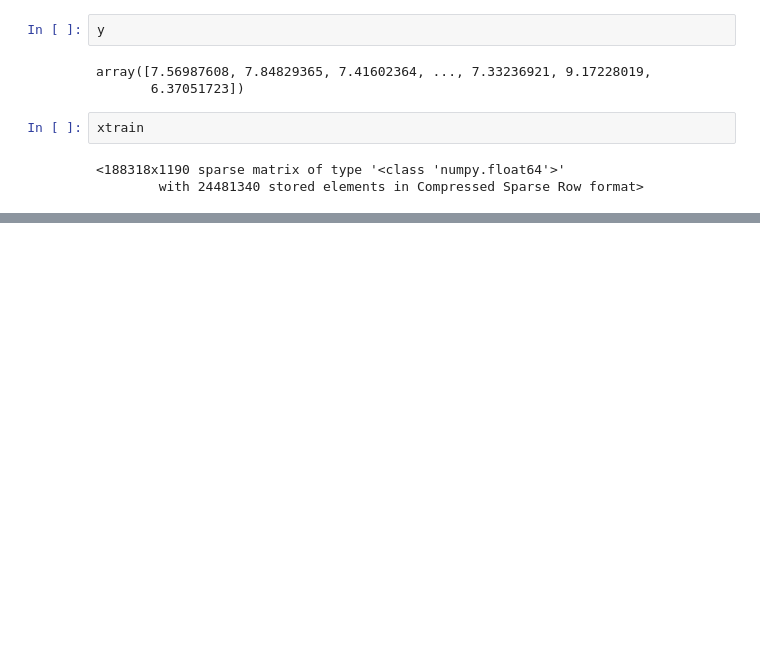
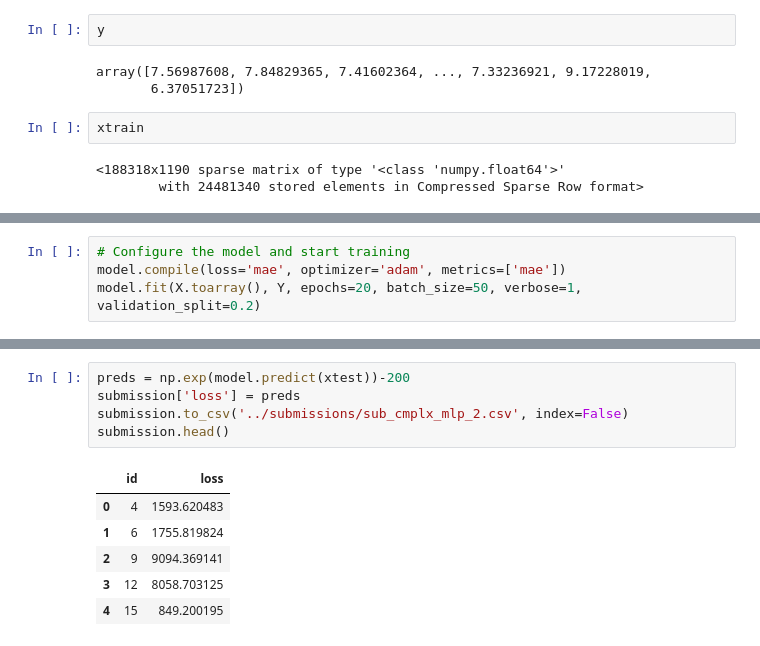
Before and after one commit to tunguz/Allstate, a Jupyter notebook: scripts/Keras_MLP.ipynb, the cells around one changed output, grey strips where cells are left out. Cells and saved outputs as stored; diff of their text form; blank space fills up the shorter version.

```diff
--- a/scripts/Keras_MLP.ipynb
+++ b/scripts/Keras_MLP.ipynb
@@ -120,0 +307,4 @@ ValueError: in user code:
+# %%
+# Configure the model and start training
+model.compile(loss='mae', optimizer='adam', metrics=['mae'])
+model.fit(X.toarray(), Y, epochs=20, batch_size=50, verbose=1, validation_split=0.2)
@@ -120,0 +330,12 @@ ValueError: in user code:
+# %%
+preds = np.exp(model.predict(xtest))-200
+submission['loss'] = preds
+submission.to_csv('../submissions/sub_cmplx_mlp_2.csv', index=False)
+submission.head()
+# %% [output]
+|  | id | loss |
+| 0 | 4 | 1593.620483 |
+| 1 | 6 | 1755.819824 |
+| 2 | 9 | 9094.369141 |
+| 3 | 12 | 8058.703125 |
+| 4 | 15 | 849.200195 |
```
Also changed, not shown: parts of 23 cells of this notebook, 6 other files.
